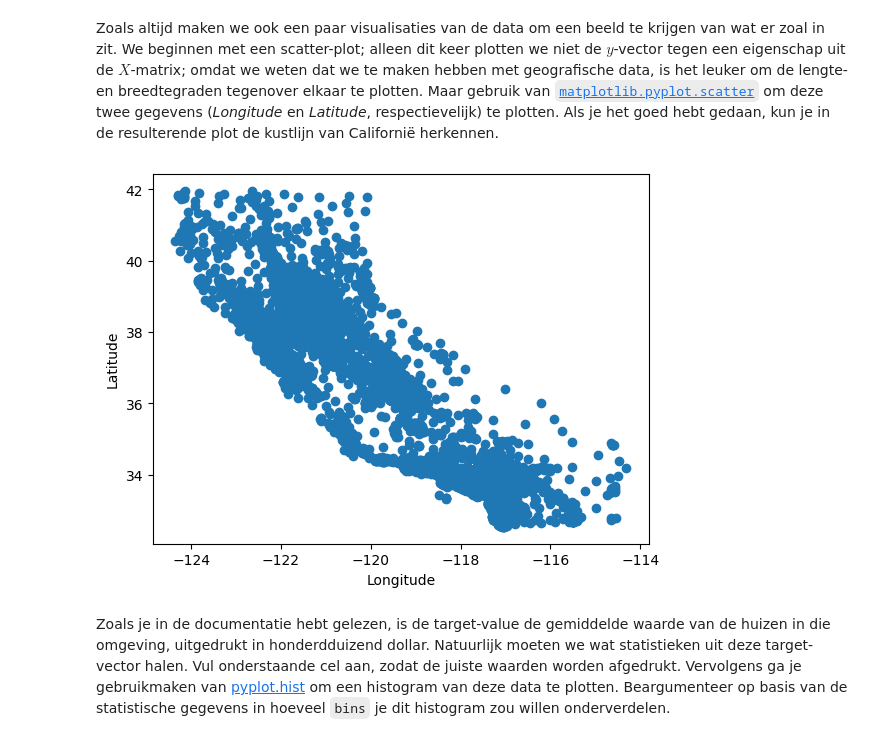
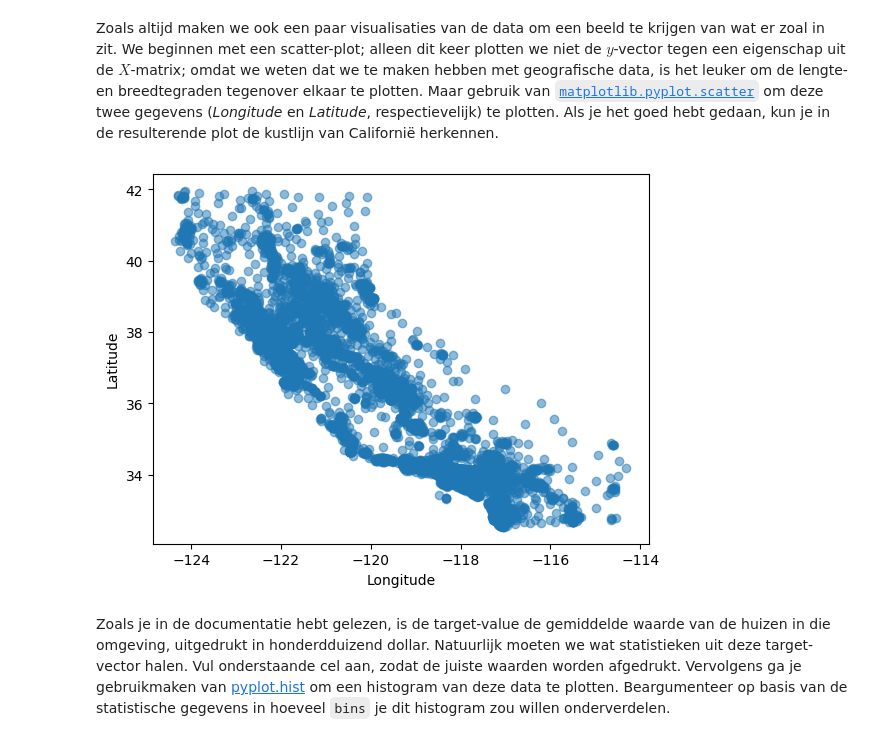
Before and after one commit to TheLastPastor/MacLearn, a Jupyter notebook: Pieter/intro notebook en sklearn.ipynb, the cells around one changed output. Drawn from its saved outputs; the diff is of its cells as text; code cells hidden in the pictures.

```diff
--- a/Pieter/intro notebook en sklearn.ipynb
+++ b/Pieter/intro notebook en sklearn.ipynb
@@ -50,13 +48,13 @@ Als je het goed hebt gedaan, kun je in de resulterende plot de kustlijn van Cali
 # %%
 #YOUR CODE HERE
 from matplotlib import pyplot as plt
 
-plt.scatter(X[:, 7], X[:, 6])
+plt.scatter(X[:, 7], X[:, 6], alpha=0.5)
 plt.xlabel(feature_names[7])
 plt.ylabel(feature_names[6])
 plt.show()
 # %% [output]
-[figure, old version]
+[figure, new version]
 # %% [markdown]
 Zoals je in de documentatie hebt gelezen, is de target-value de gemiddelde waarde van de huizen in die omgeving, uitgedrukt in honderdduizend dollar. Natuurlijk moeten we wat statistieken uit deze target-vector halen. Vul onderstaande cel aan, zodat de juiste waarden worden afgedrukt. Vervolgens ga je gebruikmaken van [pyplot.hist](https://matplotlib.org/stable/api/_as_gen/matplotlib.pyplot.hist.html) om een histogram van deze data te plotten. Beargumenteer op basis van de statistische gegevens in hoeveel `bins` je dit histogram zou willen onderverdelen.
 # %%
```
Also changed, not shown: parts of 4 cells of this notebook.
